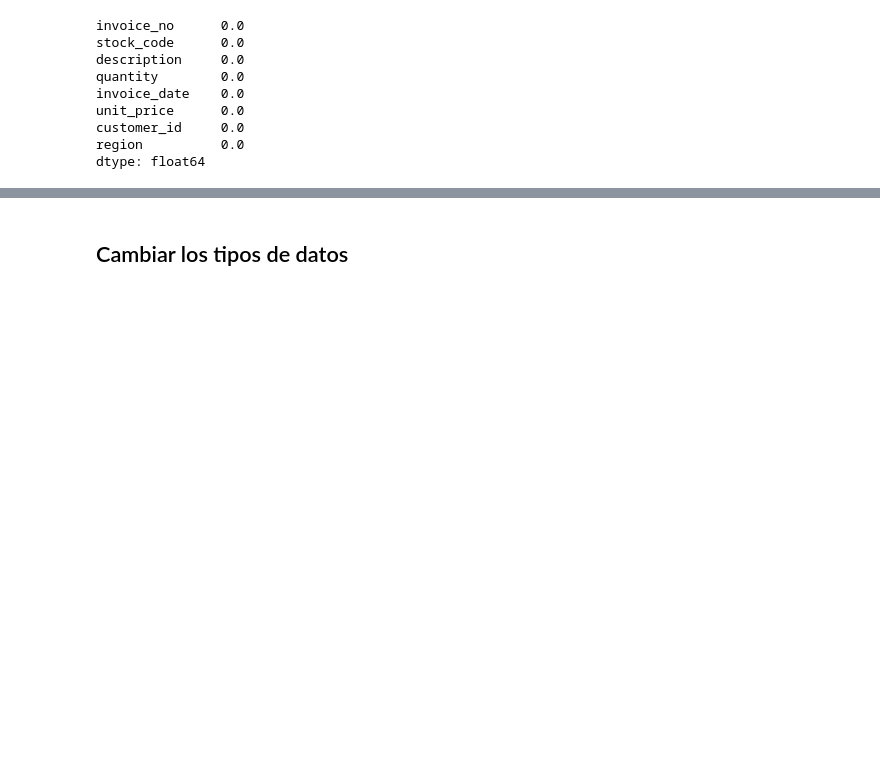
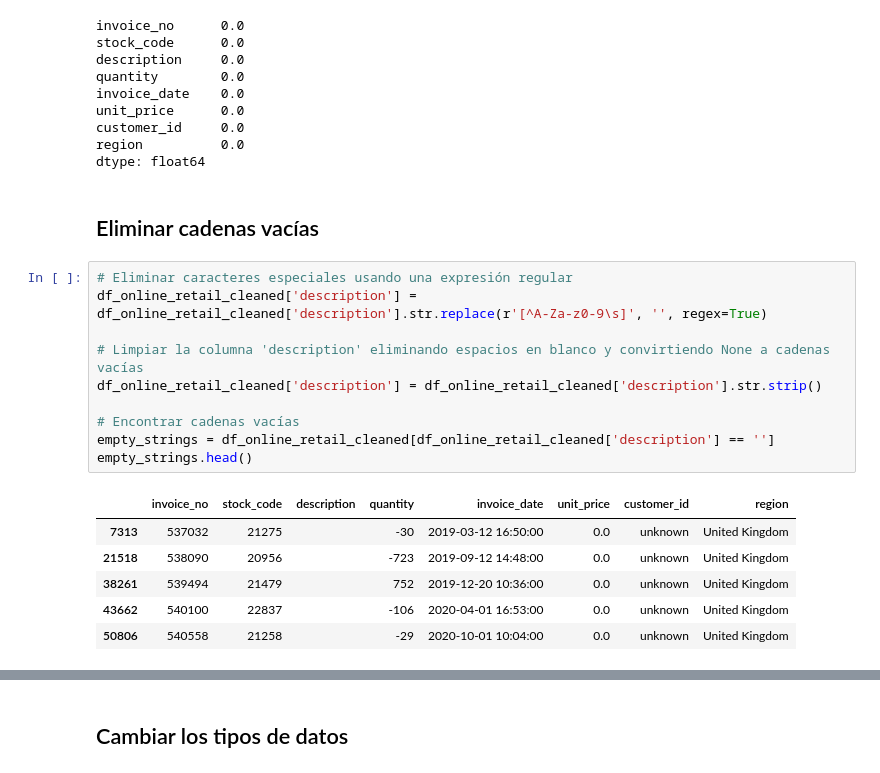
Before and after one commit to shimapi/hackathon-tripleten, a Jupyter notebook: notebook/EDA.ipynb, the cells around one changed output, grey strips where cells are left out. Drawn from its saved outputs; the diff is of its cells as text; blank space fills up the shorter version.

Commit message:
Se eliminan las cadenas vacias de description

```diff
--- a/notebook/EDA.ipynb
+++ b/notebook/EDA.ipynb
@@ -127,3 +128,22 @@ unit_price      0.0
 customer_id     0.0
 region          0.0
 dtype: float64
+# %% [markdown]
+## Eliminar cadenas vacías
+# %%
+# Eliminar caracteres especiales usando una expresión regular
+df_online_retail_cleaned['description'] = df_online_retail_cleaned['description'].str.replace(r'[^A-Za-z0-9\s]', '', regex=True)
+
+# Limpiar la columna 'description' eliminando espacios en blanco y convirtiendo None a cadenas vacías
+df_online_retail_cleaned['description'] = df_online_retail_cleaned['description'].str.strip()
+
+# Encontrar cadenas vacías
+empty_strings = df_online_retail_cleaned[df_online_retail_cleaned['description'] == '']
+empty_strings.head()
+# %% [output]
+|  | invoice_no | stock_code | description | quantity | invoice_date | unit_price | customer_id | region |
+| 7313 | 537032 | 21275 |  | -30 | 2019-03-12 16:50:00 | 0.0 | unknown | United Kingdom |
+| 21518 | 538090 | 20956 |  | -723 | 2019-09-12 14:48:00 | 0.0 | unknown | United Kingdom |
+| 38261 | 539494 | 21479 |  | 752 | 2019-12-20 10:36:00 | 0.0 | unknown | United Kingdom |
+| 43662 | 540100 | 22837 |  | -106 | 2020-04-01 16:53:00 | 0.0 | unknown | United Kingdom |
+| 50806 | 540558 | 21258 |  | -29 | 2020-10-01 10:04:00 | 0.0 | unknown | United Kingdom |
```
Also changed, not shown: parts of 10 cells of this notebook.
